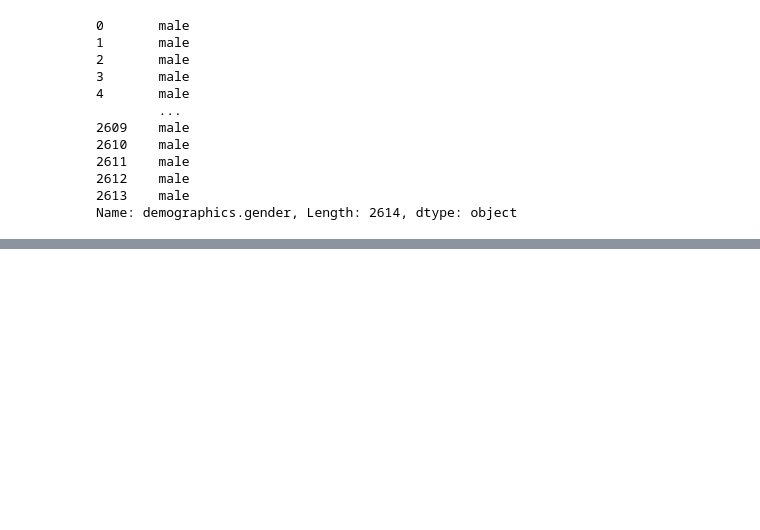
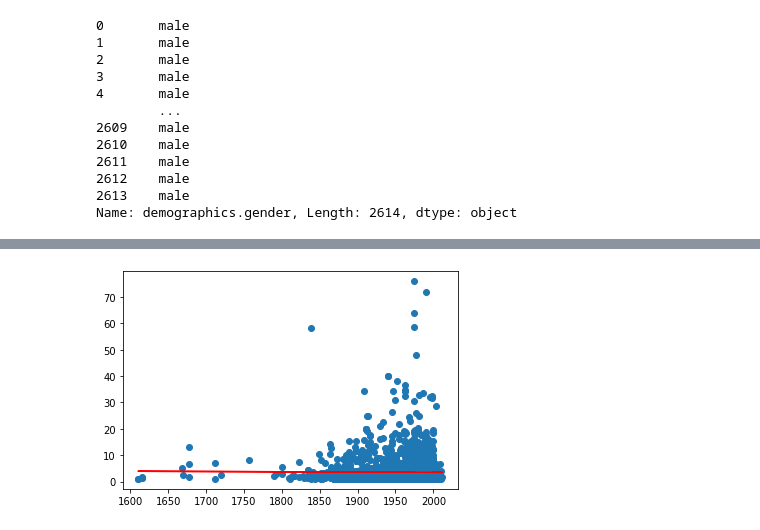
Before and after one commit to SarahMason2015/Billionaires, a Jupyter notebook: BillionairesData.ipynb, the cells around one changed output, grey strips where cells are left out. Drawn from its saved outputs; the diff is of its cells as text; code cells hidden in the pictures; blank space fills up the shorter version.

```diff
--- a/BillionairesData.ipynb
+++ b/BillionairesData.ipynb
@@ -215,0 +260,5 @@ billionaires_df.head(10)
+# %%
+model = LinearRegression()
+# %%
+X = billion_com_clean.co_founded.values.reshape(-1, 1)
+y = billion_com_clean.wealth_bb
@@ -216,3 +274,10 @@ billionaires_df.head(10)
+# %%
+plt.scatter(X,y)
+plt.plot(X, y_pred, color = 'red')
+plt.show()
+#All that work for nothing! At least I got to experiment with Linear Regression
+# %% [output]
+[figure, added]
 # %%
 multi_bills = billionaires_df.duplicated(subset='name')
 multi_bills.value_counts()
```
Also changed, not shown: parts of 12 cells of this notebook.
